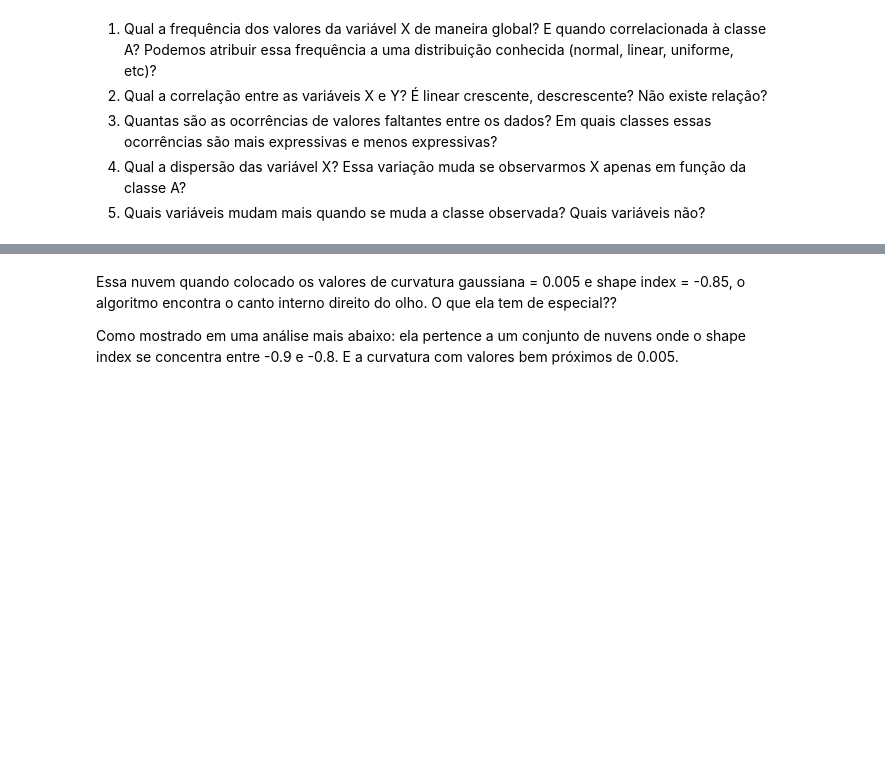
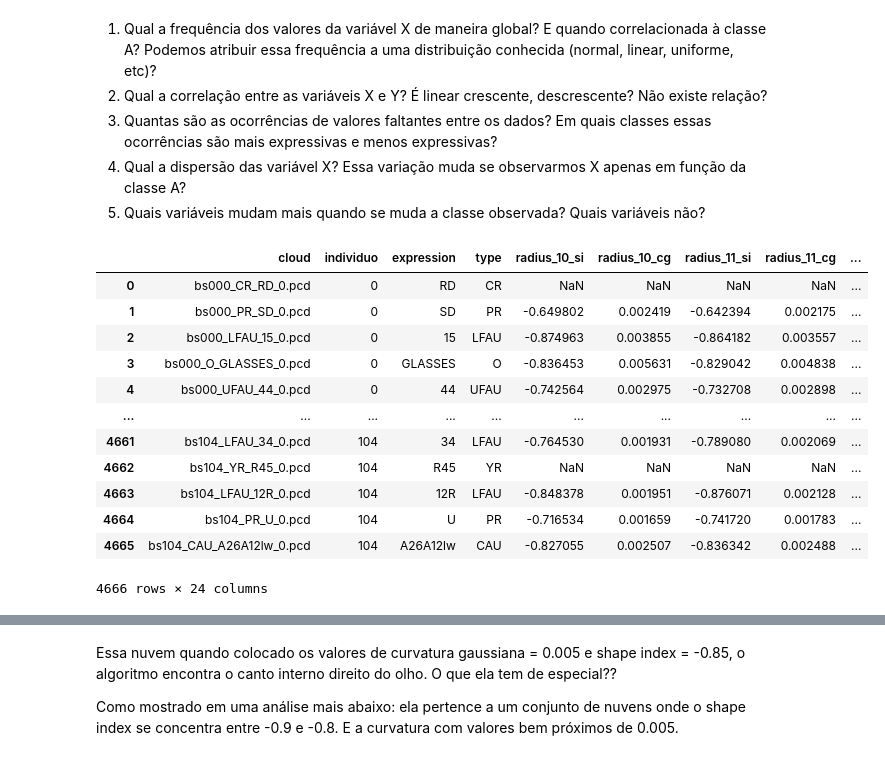
Before and after one commit to thalissonfelipe/landmarks, a Jupyter notebook: Analises - Shape Index e Curvatura Gaussiana.ipynb, the cells around one changed output, grey strips where cells are left out. Saved outputs shown, nothing was run; the diff lists cells and outputs as text; code cells hidden in the pictures; blank space fills up the shorter version.

```diff
--- a/Analises - Shape Index e Curvatura Gaussiana.ipynb
+++ b/Analises - Shape Index e Curvatura Gaussiana.ipynb
@@ -16,0 +18,16 @@ df_re = pd.read_csv('si_gc_right_eye.csv', index_col=0)
+# %%
+df_le
+# %% [output]
+|  | cloud | individuo | expression | type | radius_10_si | radius_10_cg | radius_11_si | radius_11_cg | ... |
+| 0 | bs000_CR_RD_0.pcd | 0 | RD | CR | NaN | NaN | NaN | NaN | ... |
+| 1 | bs000_PR_SD_0.pcd | 0 | SD | PR | -0.649802 | 0.002419 | -0.642394 | 0.002175 | ... |
+| 2 | bs000_LFAU_15_0.pcd | 0 | 15 | LFAU | -0.874963 | 0.003855 | -0.864182 | 0.003557 | ... |
+| 3 | bs000_O_GLASSES_0.pcd | 0 | GLASSES | O | -0.836453 | 0.005631 | -0.829042 | 0.004838 | ... |
+| 4 | bs000_UFAU_44_0.pcd | 0 | 44 | UFAU | -0.742564 | 0.002975 | -0.732708 | 0.002898 | ... |
+| ... | ... | ... | ... | ... | ... | ... | ... | ... | ... |
+| 4661 | bs104_LFAU_34_0.pcd | 104 | 34 | LFAU | -0.764530 | 0.001931 | -0.789080 | 0.002069 | ... |
+| 4662 | bs104_YR_R45_0.pcd | 104 | R45 | YR | NaN | NaN | NaN | NaN | ... |
+| 4663 | bs104_LFAU_12R_0.pcd | 104 | 12R | LFAU | -0.848378 | 0.001951 | -0.876071 | 0.002128 | ... |
+| 4664 | bs104_PR_U_0.pcd | 104 | U | PR | -0.716534 | 0.001659 | -0.741720 | 0.001783 | ... |
+| 4665 | bs104_CAU_A26A12lw_0.pcd | 104 | A26A12lw | CAU | -0.827055 | 0.002507 | -0.836342 | 0.002488 | ... |
+4666 rows × 24 columns
```
Also changed, not shown: parts of 5 cells of this notebook.
